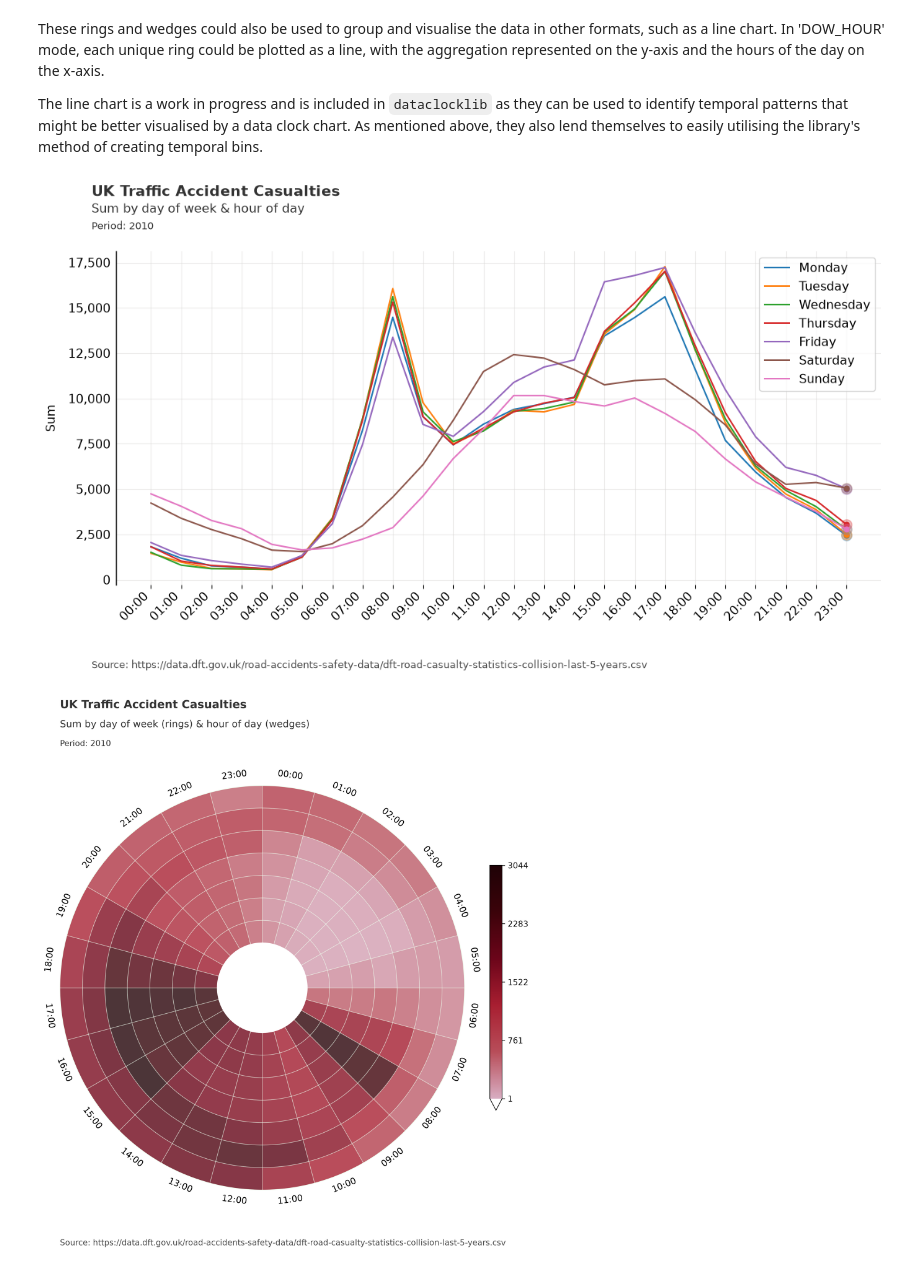
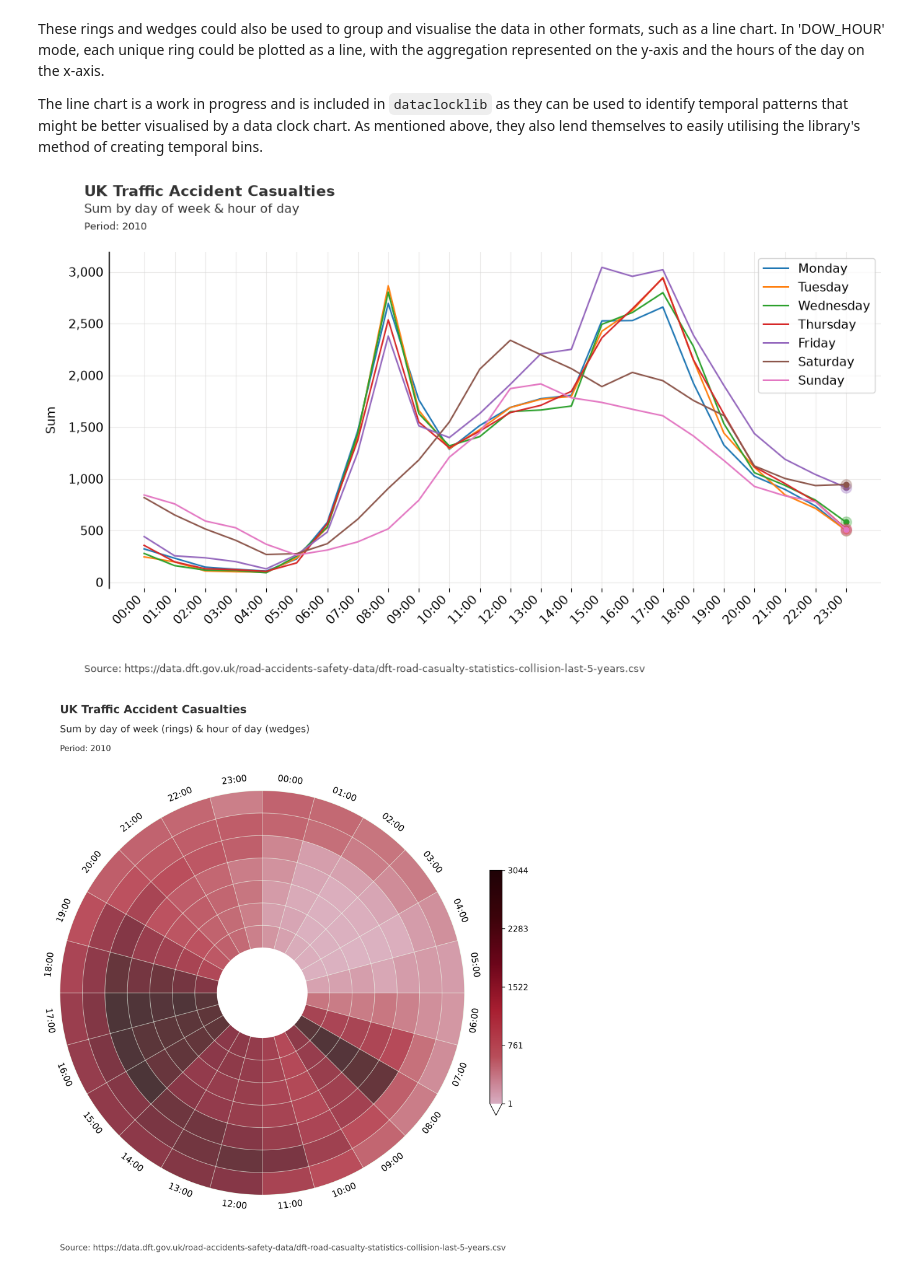
Before and after one commit to andyrids/dataclocklib, a Jupyter notebook: docs/source/guide.ipynb, the cells around one changed output. Saved outputs shown, nothing was run; the diff lists cells and outputs as text; code cells hidden in the pictures.

```diff
--- a/docs/source/guide.ipynb
+++ b/docs/source/guide.ipynb
@@ -244,19 +241,19 @@ The line chart is a work in progress and is included in `dataclocklib` as they c
 from dataclocklib.charts import line_chart
 # %%
 chart_data, fig, ax = line_chart(
-    data=data.query("Date_Time.dt.year.ge(2010)"),
+    data=data.query("Date_Time.dt.year.eq(2010)"),
     date_column="Date_Time",
     agg_column="Number_of_Casualties",
     agg="sum",
     mode="DOW_HOUR",
     default_text=True,
     chart_title="UK Traffic Accident Casualties",
     chart_subtitle=None,
     chart_period="Period: 2010",
     chart_source="Source: https://data.dft.gov.uk/road-accidents-safety-data/dft-road-casualty-statistics-collision-last-5-years.csv",
 )
 # %% [output]
-[figure, old version]
+[figure, new version]
 # %%
 # BluYl X26 X3 X54 X58 a_palette pal12
 chart_data, fig, ax = dataclock(
```
Also changed, not shown: parts of 3 cells of this notebook, 16 other files.
